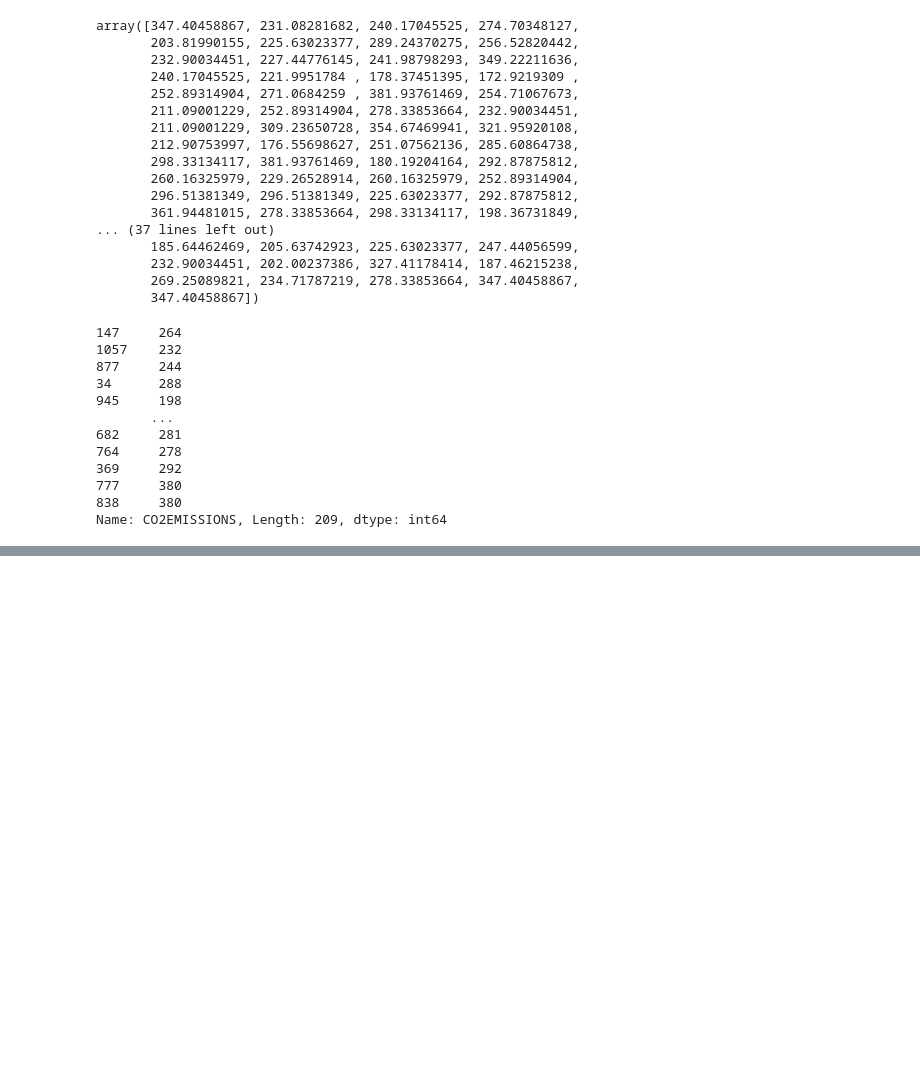
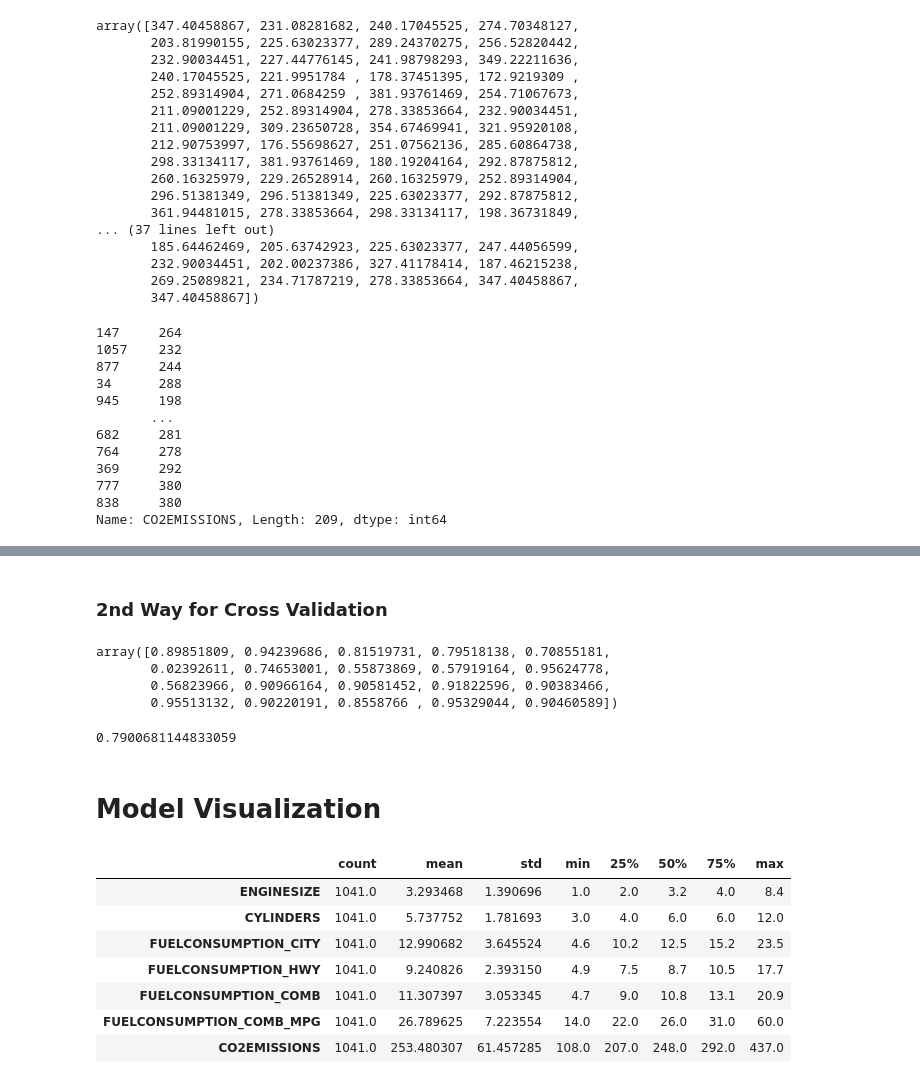
Before and after one commit to raihan-ahmed-dip/MLDS_1020, a Jupyter notebook: CO2_Emissions/co2_emissions.ipynb, the cells around one changed output, grey strips where cells are left out. Cells and saved outputs as stored; diff of their text form; code cells hidden in the pictures; blank space fills up the shorter version.

```diff
--- a/CO2_Emissions/co2_emissions.ipynb
+++ b/CO2_Emissions/co2_emissions.ipynb
@@ -399,0 +486,2 @@ Name: CO2EMISSIONS, Length: 209, dtype: int64
+# %% [markdown]
+### 2nd Way for Cross Validation
@@ -399,0 +490,24 @@ Name: CO2EMISSIONS, Length: 209, dtype: int64
+# %%
+cv
+# %% [output]
+array([0.89851809, 0.94239686, 0.81519731, 0.79518138, 0.70855181,
+       0.02392611, 0.74653001, 0.55873869, 0.57919164, 0.95624778,
+       0.56823966, 0.90966164, 0.90581452, 0.91822596, 0.90383466,
+       0.95513132, 0.90220191, 0.8558766 , 0.95329044, 0.90460589])
+# %%
+cv.mean()
+# %% [output]
+0.7900681144833059
+# %% [markdown]
+# Model Visualization
+# %%
+df1.describe().T
+# %% [output]
+|  | count | mean | std | min | 25% | 50% | 75% | max |
+| ENGINESIZE | 1041.0 | 3.293468 | 1.390696 | 1.0 | 2.0 | 3.2 | 4.0 | 8.4 |
+| CYLINDERS | 1041.0 | 5.737752 | 1.781693 | 3.0 | 4.0 | 6.0 | 6.0 | 12.0 |
+| FUELCONSUMPTION_CITY | 1041.0 | 12.990682 | 3.645524 | 4.6 | 10.2 | 12.5 | 15.2 | 23.5 |
+| FUELCONSUMPTION_HWY | 1041.0 | 9.240826 | 2.393150 | 4.9 | 7.5 | 8.7 | 10.5 | 17.7 |
+| FUELCONSUMPTION_COMB | 1041.0 | 11.307397 | 3.053345 | 4.7 | 9.0 | 10.8 | 13.1 | 20.9 |
+| FUELCONSUMPTION_COMB_MPG | 1041.0 | 26.789625 | 7.223554 | 14.0 | 22.0 | 26.0 | 31.0 | 60.0 |
+| CO2EMISSIONS | 1041.0 | 253.480307 | 61.457285 | 108.0 | 207.0 | 248.0 | 292.0 | 437.0 |
```
Also changed, not shown: parts of 35 cells of this notebook.
